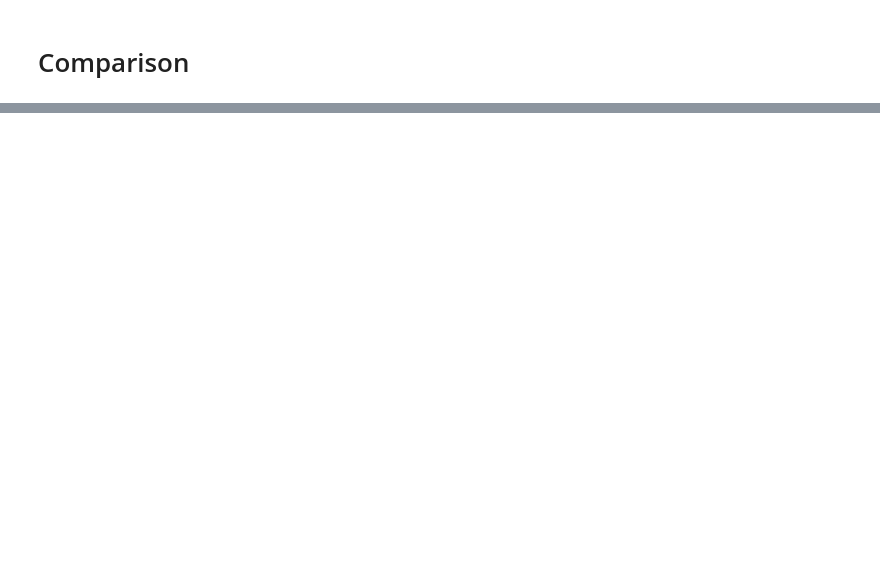
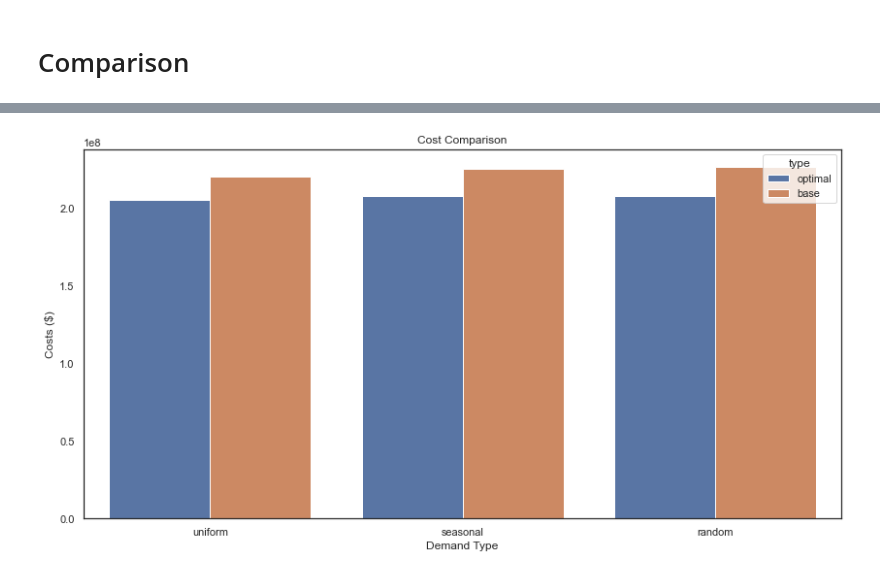
Before and after one commit to siraj101/supply_optimization, a Jupyter notebook: Comparison.ipynb, the cells around one changed output, grey strips where cells are left out. Saved outputs shown, nothing was run; the diff lists cells and outputs as text; code cells hidden in the pictures; blank space fills up the shorter version.

Commit message:
Fixed Comparison

```diff
--- a/Comparison.ipynb
+++ b/Comparison.ipynb
@@ -24,0 +48,20 @@ base_costs.T.plot(kind='bar', stacked=True)
+# %%
+opt_costs['type'] = 'optimal'
+base_costs['type'] = 'base'
+
+costs = pd.concat([opt_costs, base_costs])
+
+plot = costs.melt(id_vars = ['type'], var_name='demand_type', value_name='costs')
+
+sns.set(rc={"figure.figsize":(14, 7)})
+sns.set_theme(style = "white")
+ax = sns.barplot(data=plot, y='costs', x='demand_type', hue='type', ci=None, estimator=sum)
+
+#specfiy axis labels
+ax.set(xlabel='Demand Type',
+       ylabel='Costs ($)',
+       title='Cost Comparison')
+
+plt.savefig('plots/comp.jpg')
+# %% [output]
+[figure, added]
```
Also changed, not shown: parts of 2 cells of this notebook, 10 other files.
